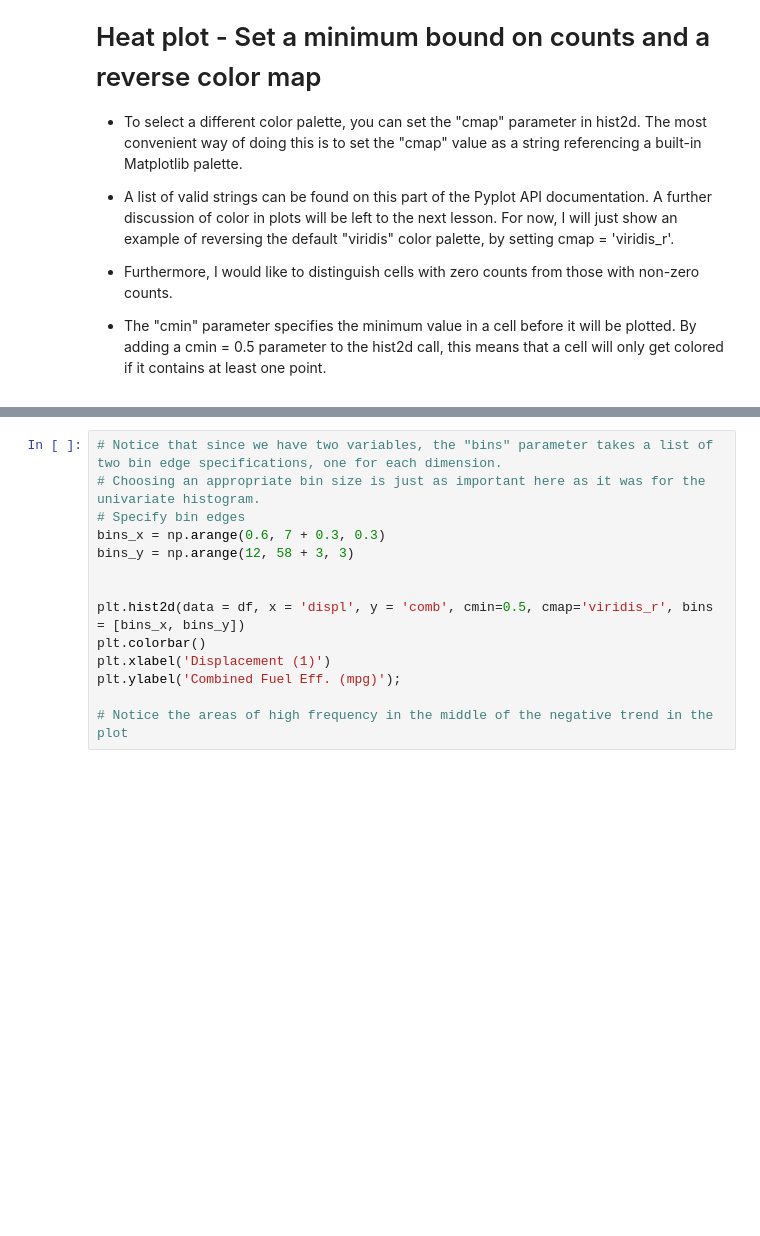
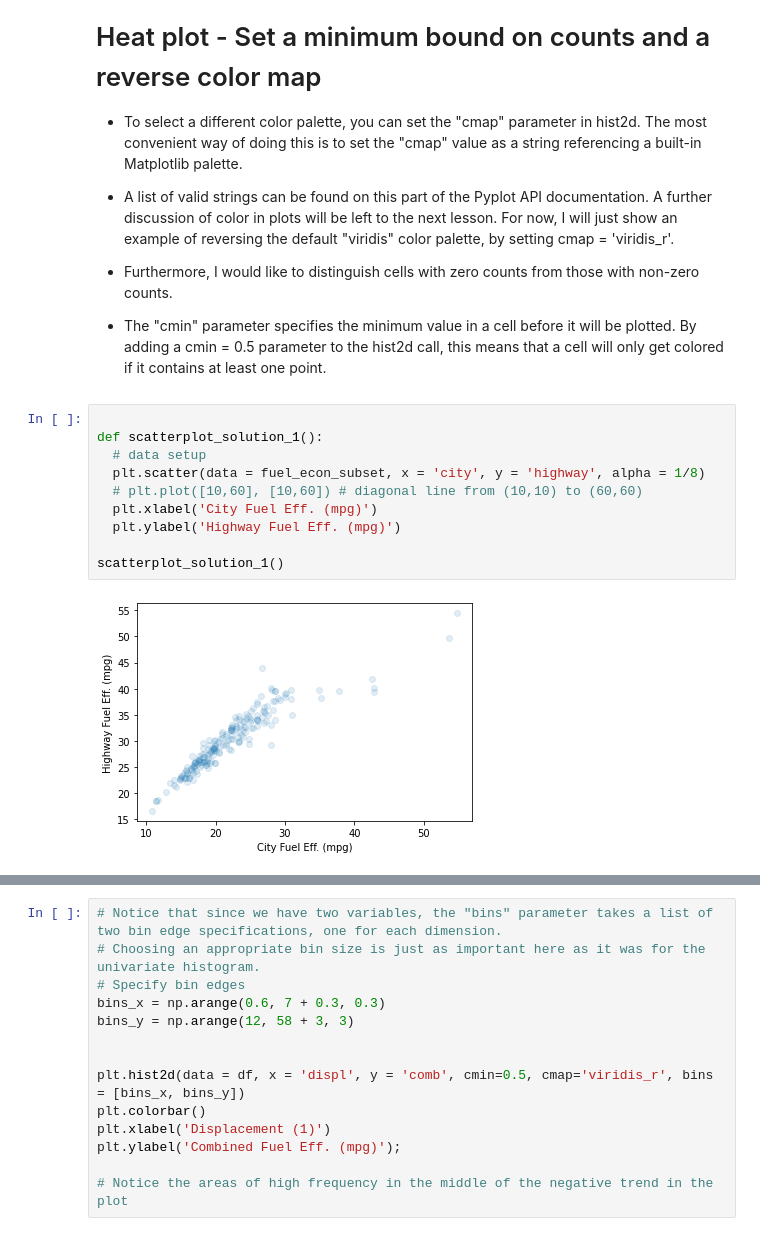
Before and after one commit to Gingercapo/Fuel_Economy, a Jupyter notebook: fuel_Economic.ipynb, the cells around one changed output, grey strips where cells are left out. Cells and saved outputs as stored; diff of their text form; blank space fills up the shorter version.

```diff
--- a/fuel_Economic.ipynb
+++ b/fuel_Economic.ipynb
@@ -130,3 +130,15 @@ plt.ylabel('Combined Fuel Eff. (mpg)');
 - Furthermore, I would like to distinguish cells with zero counts from those with non-zero counts.
 
 - The "cmin" parameter specifies the minimum value in a cell before it will be plotted. By adding a cmin = 0.5 parameter to the hist2d call, this means that a cell will only get colored if it contains at least one point.
+# %%
+
+def scatterplot_solution_1():
+  # data setup
+  plt.scatter(data = fuel_econ_subset, x = 'city', y = 'highway', alpha = 1/8)
+  # plt.plot([10,60], [10,60]) # diagonal line from (10,10) to (60,60)
+  plt.xlabel('City Fuel Eff. (mpg)')
+  plt.ylabel('Highway Fuel Eff. (mpg)')
+
+scatterplot_solution_1()
+# %% [output]
+[figure, added]
```
Also changed, not shown: parts of 9 cells of this notebook.
